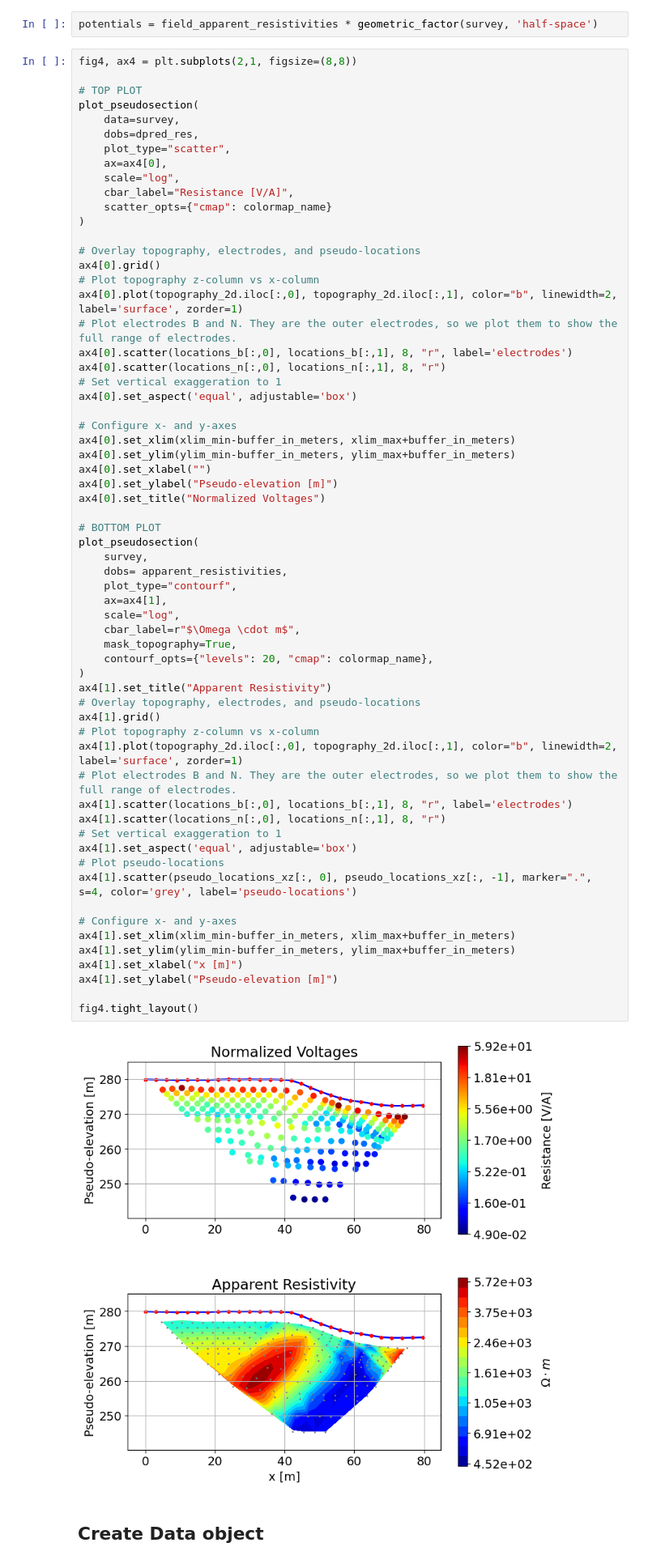
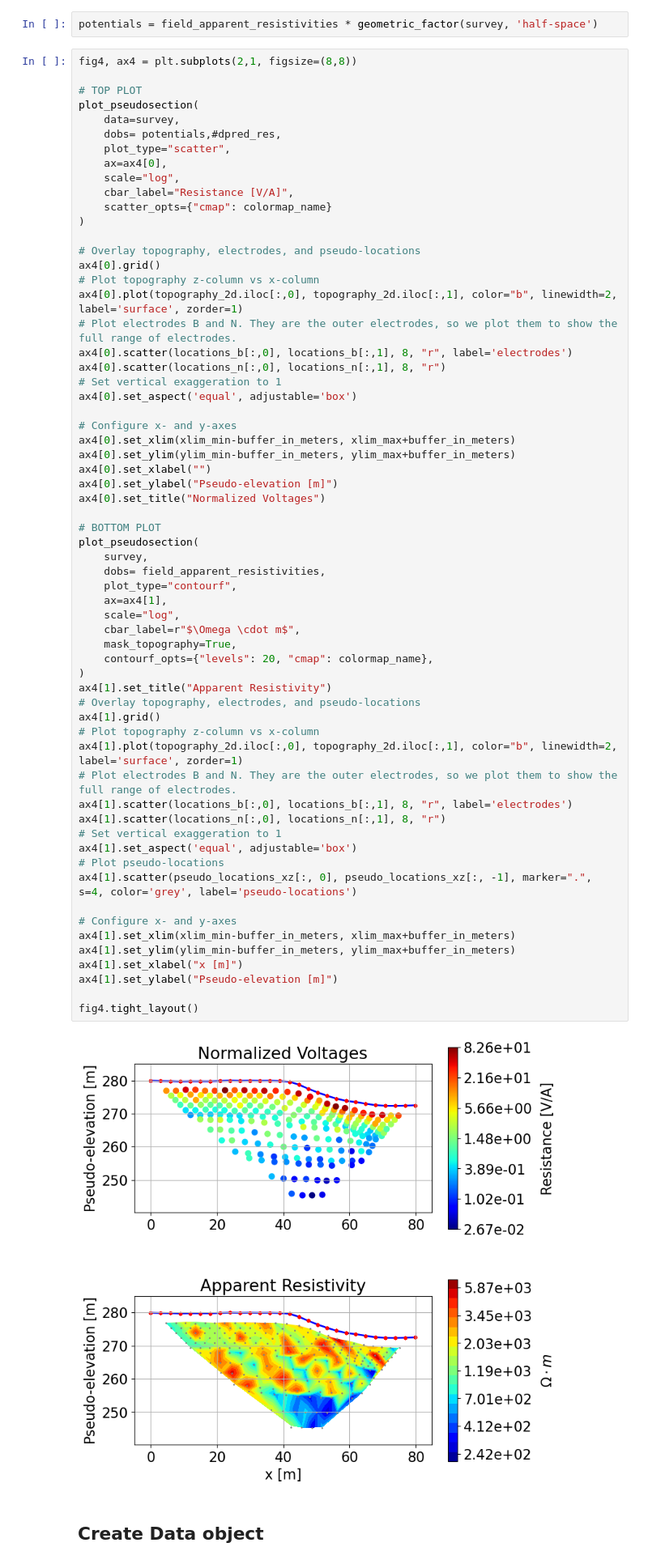
Before and after one commit to rbcmendoza/eosc-556b-project, a Jupyter notebook: phase1.ipynb, the cells around one changed output. Shown at 81% size. Cells and saved outputs as stored; diff of their text form.

```diff
--- a/phase1.ipynb
+++ b/phase1.ipynb
@@ -455,7 +464,7 @@ fig4, ax4 = plt.subplots(2,1, figsize=(8,8))
 # TOP PLOT
 plot_pseudosection(
     data=survey,
-    dobs=dpred_res,
+    dobs= potentials,#dpred_res,
     plot_type="scatter",
     ax=ax4[0],
     scale="log",
@@ -483,36 +492,36 @@ ax4[0].set_title("Normalized Voltages")
 # BOTTOM PLOT
 plot_pseudosection(
     survey,
-    dobs= apparent_resistivities,
+    dobs= field_apparent_resistivities,
     plot_type="contourf",
     ax=ax4[1],
     scale="log",
     cbar_label=r"$\Omega \cdot m$",
     mask_topography=True,
     contourf_opts={"levels": 20, "cmap": colormap_name},
 )
 ax4[1].set_title("Apparent Resistivity")
 # Overlay topography, electrodes, and pseudo-locations
 ax4[1].grid()
 # Plot topography z-column vs x-column
 ax4[1].plot(topography_2d.iloc[:,0], topography_2d.iloc[:,1], color="b", linewidth=2, label='surface', zorder=1)
 # Plot electrodes B and N. They are the outer electrodes, so we plot them to show the full range of electrodes.
 ax4[1].scatter(locations_b[:,0], locations_b[:,1], 8, "r", label='electrodes')
 ax4[1].scatter(locations_n[:,0], locations_n[:,1], 8, "r")
 # Set vertical exaggeration to 1
 ax4[1].set_aspect('equal', adjustable='box')
 # Plot pseudo-locations
 ax4[1].scatter(pseudo_locations_xz[:, 0], pseudo_locations_xz[:, -1], marker=".", s=4, color='grey', label='pseudo-locations')
 
 # Configure x- and y-axes
 ax4[1].set_xlim(xlim_min-buffer_in_meters, xlim_max+buffer_in_meters)
 ax4[1].set_ylim(ylim_min-buffer_in_meters, ylim_max+buffer_in_meters)
 ax4[1].set_xlabel("x [m]")
 ax4[1].set_ylabel("Pseudo-elevation [m]")
 
 fig4.tight_layout()
 # %% [output]
-[figure, old version]
+[figure, new version]
 # %% [markdown]
 ## Create Data object
 # %% [markdown]
```
Also changed, not shown: parts of 24 cells of this notebook, 4 other files.
